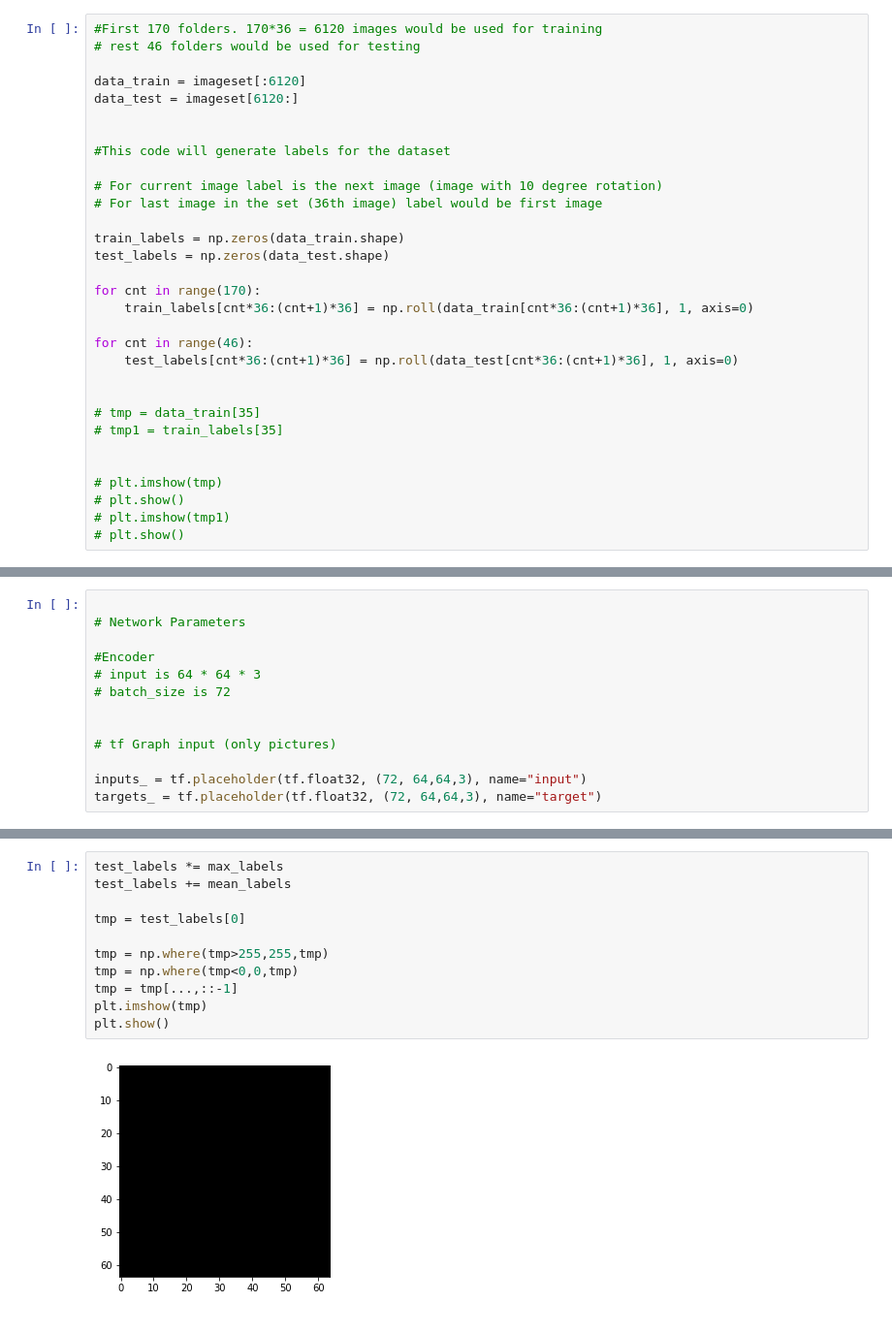
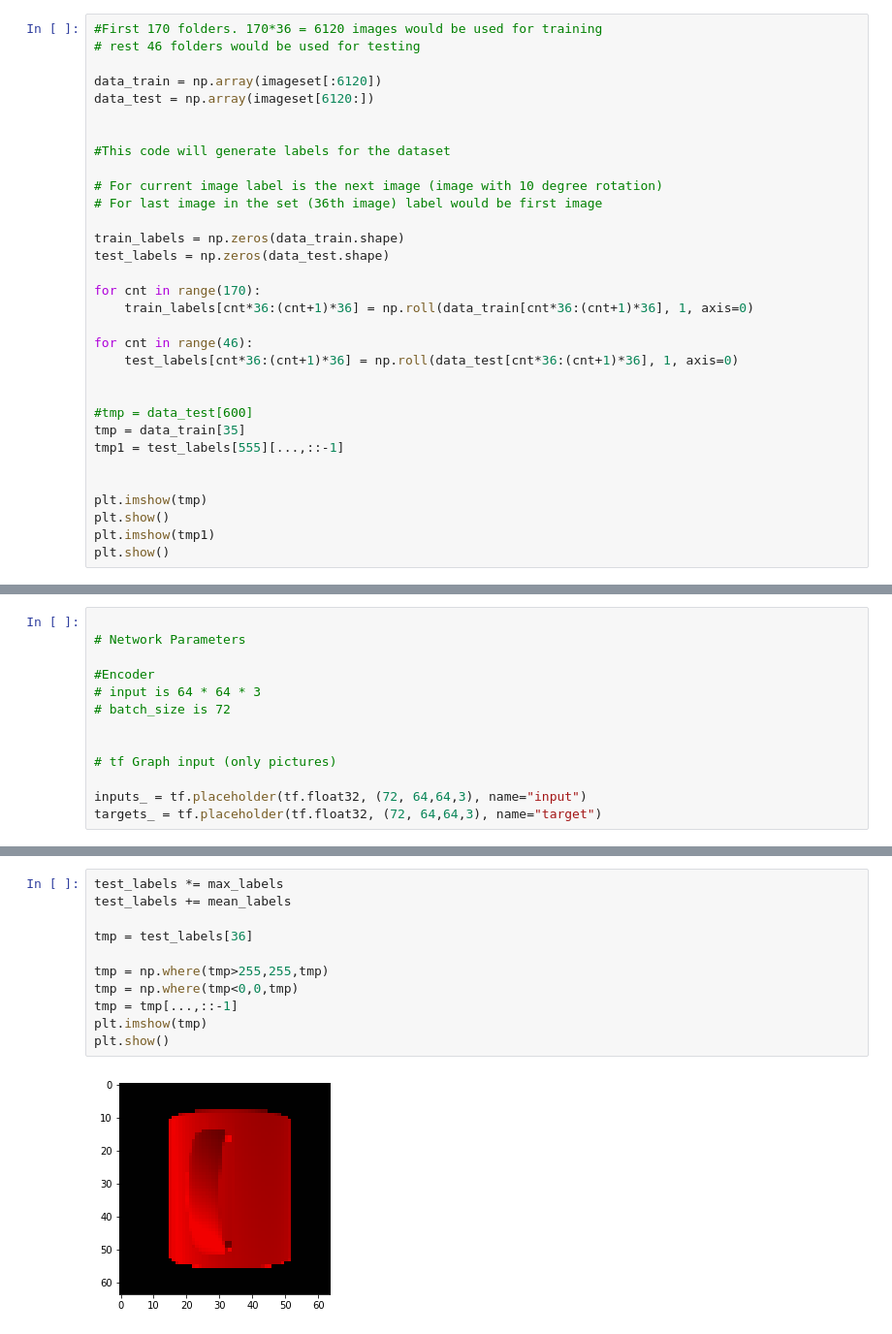
Before and after one commit to Chinmay26/Multi-Viewpoint-Image-generation, a Jupyter notebook: trainers/AutoEncoder.ipynb, the cells around one changed output, grey strips where cells are left out. Shown at 97% size. Cells and saved outputs as stored; diff of their text form.

```diff
--- a/trainers/AutoEncoder.ipynb
+++ b/trainers/AutoEncoder.ipynb
@@ -51,8 +51,8 @@ plt.show()
 #First 170 folders. 170*36 = 6120 images would be used for training
 # rest 46 folders would be used for testing
 
-data_train = imageset[:6120]
-data_test = imageset[6120:]
+data_train = np.array(imageset[:6120])
+data_test = np.array(imageset[6120:])
 
 
 #This code will generate labels for the dataset
@@ -70,11 +70,12 @@ for cnt in range(46):
     test_labels[cnt*36:(cnt+1)*36] = np.roll(data_test[cnt*36:(cnt+1)*36], 1, axis=0)
 
 
-# tmp = data_train[35]
-# tmp1 = train_labels[35]
+#tmp = data_test[600]
+tmp = data_train[35]
+tmp1 = test_labels[555][...,::-1]
 
 
-# plt.imshow(tmp)
-# plt.show()
-# plt.imshow(tmp1)
-# plt.show()
+plt.imshow(tmp)
+plt.show()
+plt.imshow(tmp1)
+plt.show()
@@ -309,13 +364,13 @@ plt.show()
 # %%
 test_labels *= max_labels
 test_labels += mean_labels
 
-tmp = test_labels[0]
+tmp = test_labels[36]
 
 tmp = np.where(tmp>255,255,tmp)
 tmp = np.where(tmp<0,0,tmp)
 tmp = tmp[...,::-1]
 plt.imshow(tmp)
 plt.show()
 # %% [output]
-[figure, old version]
+[figure, new version]
```
Also changed, not shown: parts of 12 cells of this notebook.
